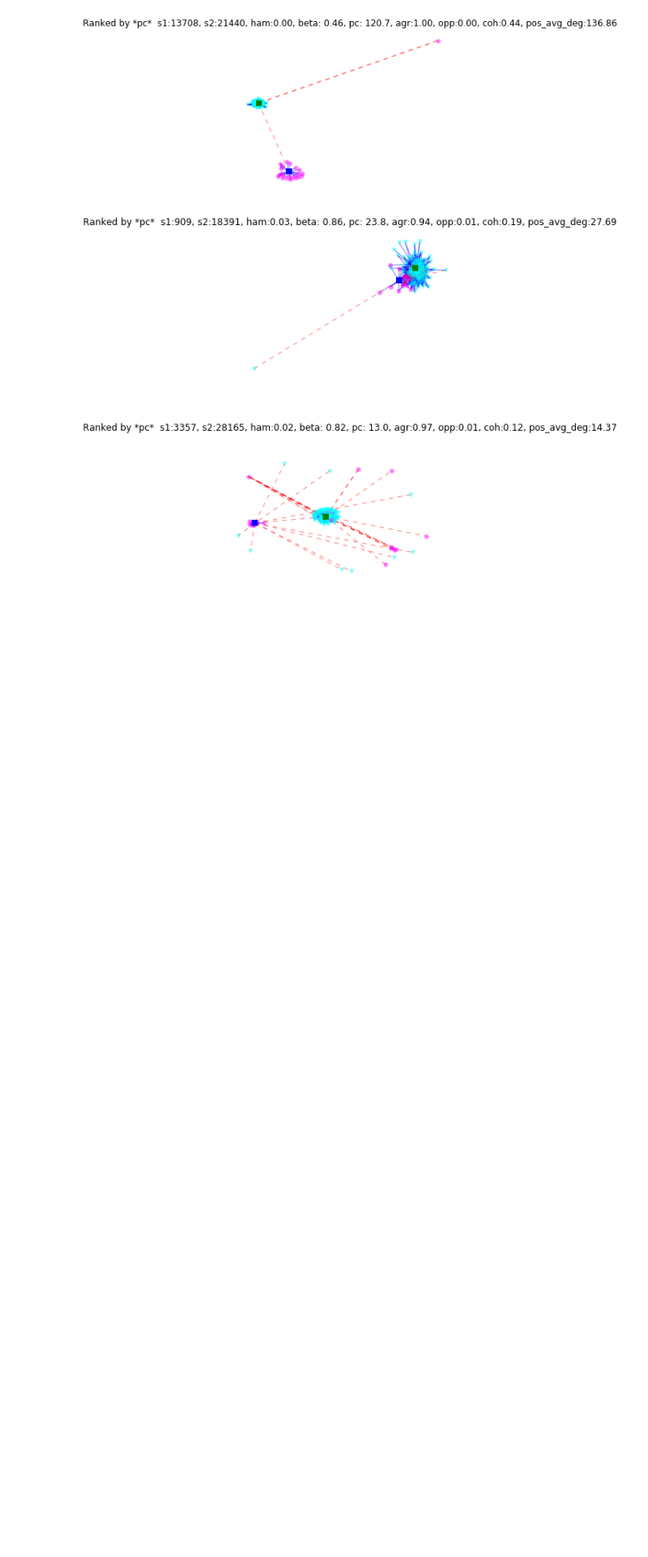
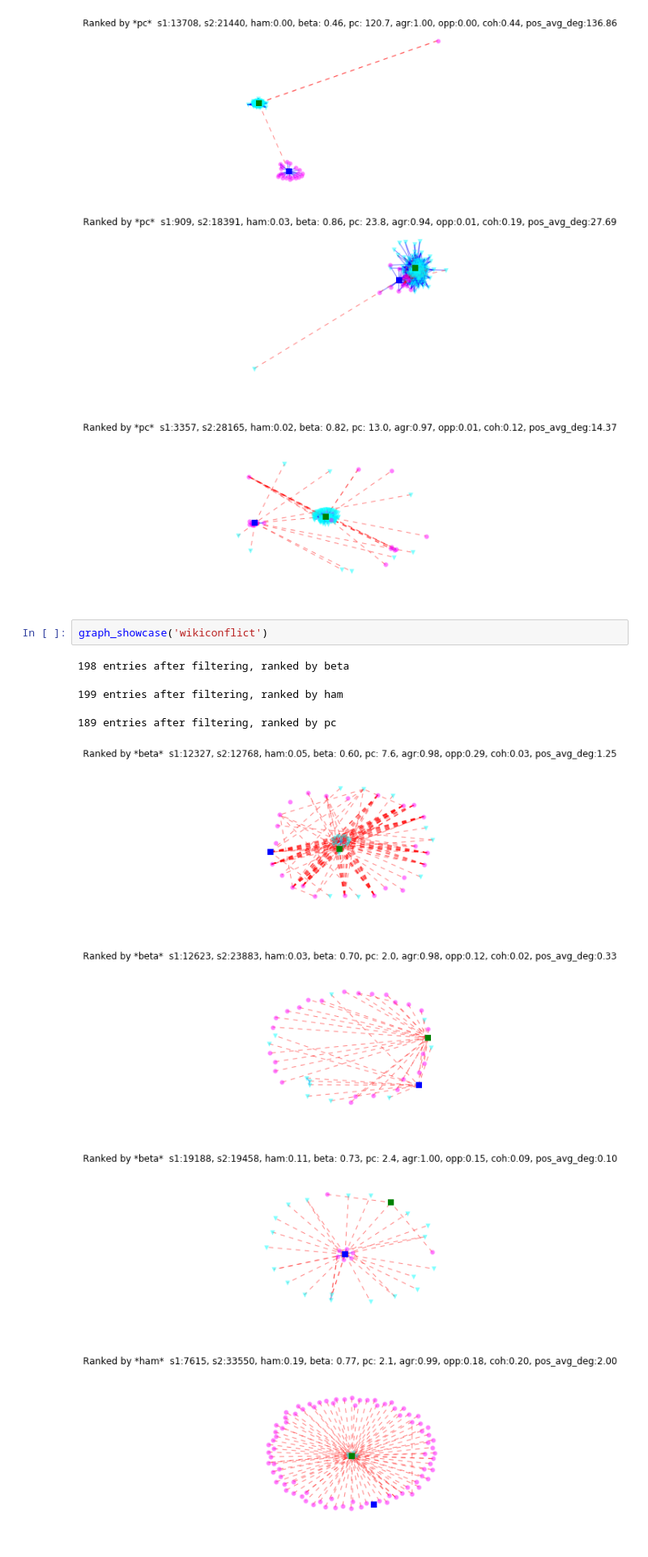
Before and after one commit to xiaohan2012/signed-local-community, a Jupyter notebook: explore-seed-pair-query-result.ipynb, the cells around one changed output. Shown at 81% size. Cells and saved outputs as stored; diff of their text form; blank space fills up the shorter version.

```diff
--- a/explore-seed-pair-query-result.ipynb
+++ b/explore-seed-pair-query-result.ipynb
@@ -145,3 +145,13 @@ graph_showcase('epinions')
 [figure]
 [figure]
 [figure]
+# %%
+graph_showcase('wikiconflict')
+# %% [output]
+198 entries after filtering, ranked by beta
+199 entries after filtering, ranked by ham
+189 entries after filtering, ranked by pc
+[figure, added]
+[figure, added]
+[figure, added]
+[figure, added]
```
Also changed, not shown: parts of 1 cell of this notebook, 2 other files.
